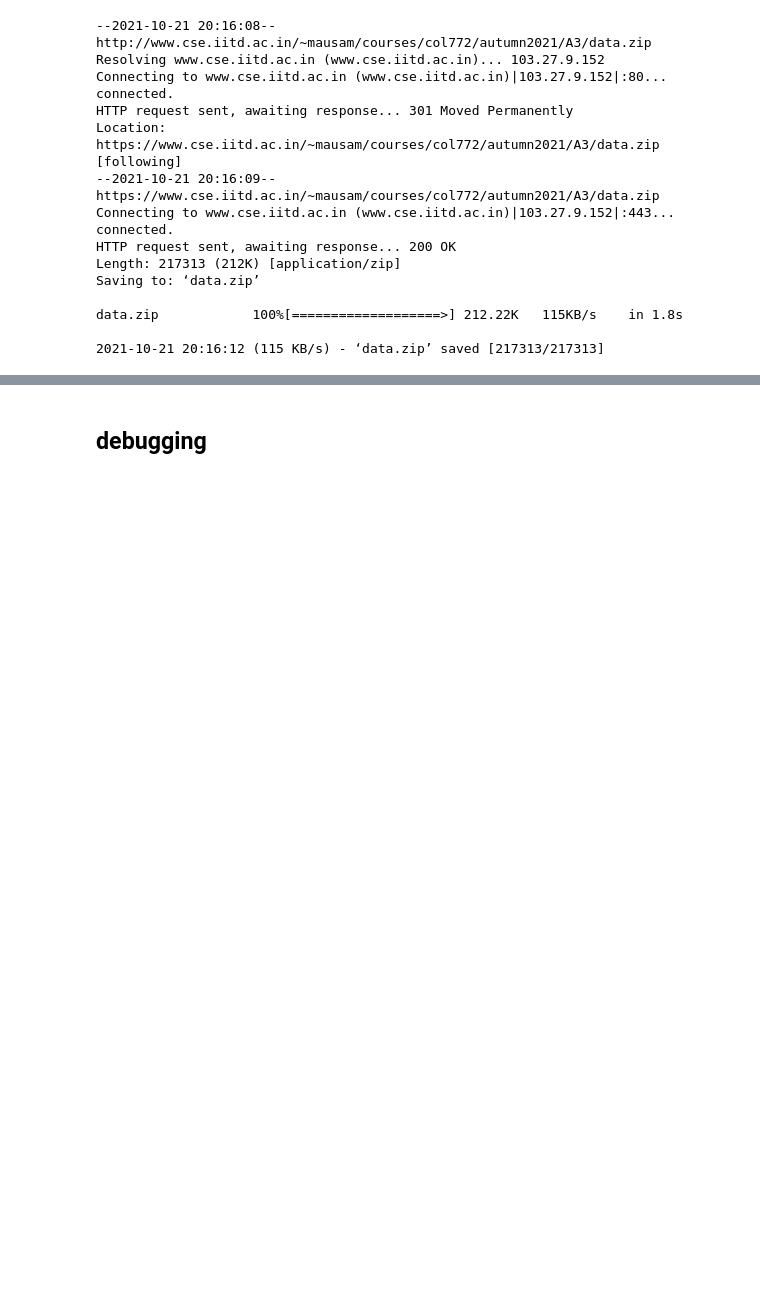
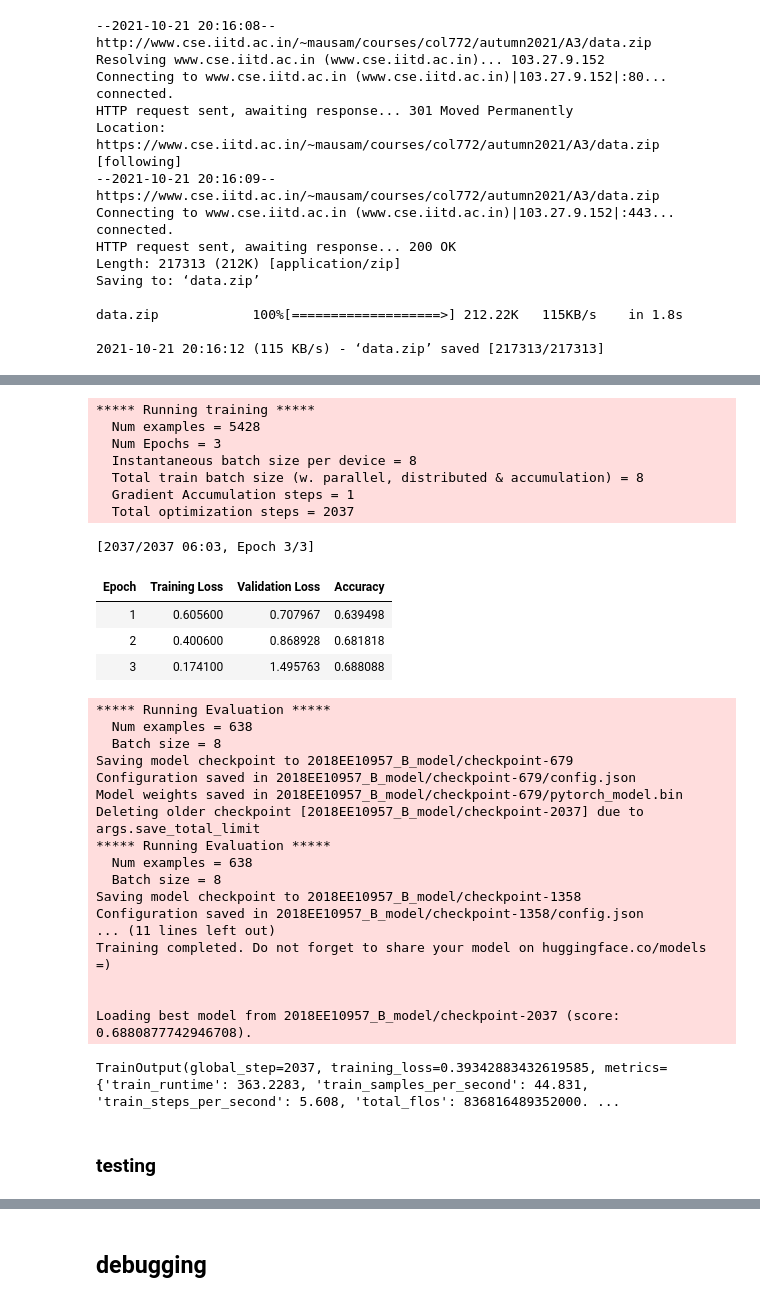
Before and after one commit to sm354/NLP-A3-Word-Meaning-Comparison, a Jupyter notebook: 2018EE10957_A3_B_train.ipynb, the cells around one changed output, grey strips where cells are left out. Saved outputs shown, nothing was run; the diff lists cells and outputs as text; code cells hidden in the pictures; blank space fills up the shorter version.

Commit message:
testing script added

```diff
--- a/2018EE10957_A3_B_train.ipynb
+++ b/2018EE10957_A3_B_train.ipynb
@@ -50,7 +42,7 @@ from datasets import load_metric
 ## Various utility functions
 class args_class:
     dataset = "data/"
-    model_name = "bert-base-cased"
+    model_name = "bert-base-uncased"
     gpu = 0
     batch_size = 8
     results_dir = "2018EE10957_B_model"
@@ -199,0 +156,61 @@ RuntimeError: [enforce fail at inline_container.cc:298] . unexpected pos 8911616
+# %%
+training_args = TrainingArguments(
+    output_dir=args.results_dir,
+    overwrite_output_dir=True,
+    evaluation_strategy="epoch",
+    learning_rate=5e-5,
+    weight_decay=0.01,
+    num_train_epochs=args.epochs,
+    seed=4,
+    per_device_eval_batch_size=args.batch_size,
+    per_device_train_batch_size=args.batch_size,
+    warmup_steps=500,
+    logging_dir='./logs',
+    logging_strategy="epoch",
+    save_strategy="epoch",
+    save_total_limit=1,
+    load_best_model_at_end=True,
+    metric_for_best_model="eval_accuracy",
+    greater_is_better=True,
+)
+
+trainer = Trainer(
+    model=model, args=training_args,
+    train_dataset=trainset, eval_dataset=devset,
+    compute_metrics=compute_metrics_fn
+)
+
+trainer.train()
+# %% [output]
+***** Running training *****
+  Num examples = 5428
+  Num Epochs = 3
+  Instantaneous batch size per device = 8
+  Total train batch size (w. parallel, distributed & accumulation) = 8
+  Gradient Accumulation steps = 1
+  Total optimization steps = 2037
+[2037/2037 06:03, Epoch 3/3]
+| Epoch | Training Loss | Validation Loss | Accuracy |
+| 1 | 0.605600 | 0.707967 | 0.639498 |
+| 2 | 0.400600 | 0.868928 | 0.681818 |
+| 3 | 0.174100 | 1.495763 | 0.688088 |
+***** Running Evaluation *****
+  Num examples = 638
+  Batch size = 8
+Saving model checkpoint to 2018EE10957_B_model/checkpoint-679
+Configuration saved in 2018EE10957_B_model/checkpoint-679/config.json
+Model weights saved in 2018EE10957_B_model/checkpoint-679/pytorch_model.bin
+Deleting older checkpoint [2018EE10957_B_model/checkpoint-2037] due to args.save_total_limit
+***** Running Evaluation *****
+  Num examples = 638
+  Batch size = 8
+Saving model checkpoint to 2018EE10957_B_model/checkpoint-1358
+Configuration saved in 2018EE10957_B_model/checkpoint-1358/config.json
+... (11 lines left out)
+Training completed. Do not forget to share your model on huggingface.co/models =)
+
+
+Loading best model from 2018EE10957_B_model/checkpoint-2037 (score: 0.6880877742946708).
+TrainOutput(global_step=2037, training_loss=0.39342883432619585, metrics={'train_runtime': 363.2283, 'train_samples_per_second': 44.831, 'train_steps_per_second': 5.608, 'total_flos': 836816489352000. ...
+# %% [markdown]
+### testing
```
Also changed, not shown: parts of 21 cells of this notebook.
